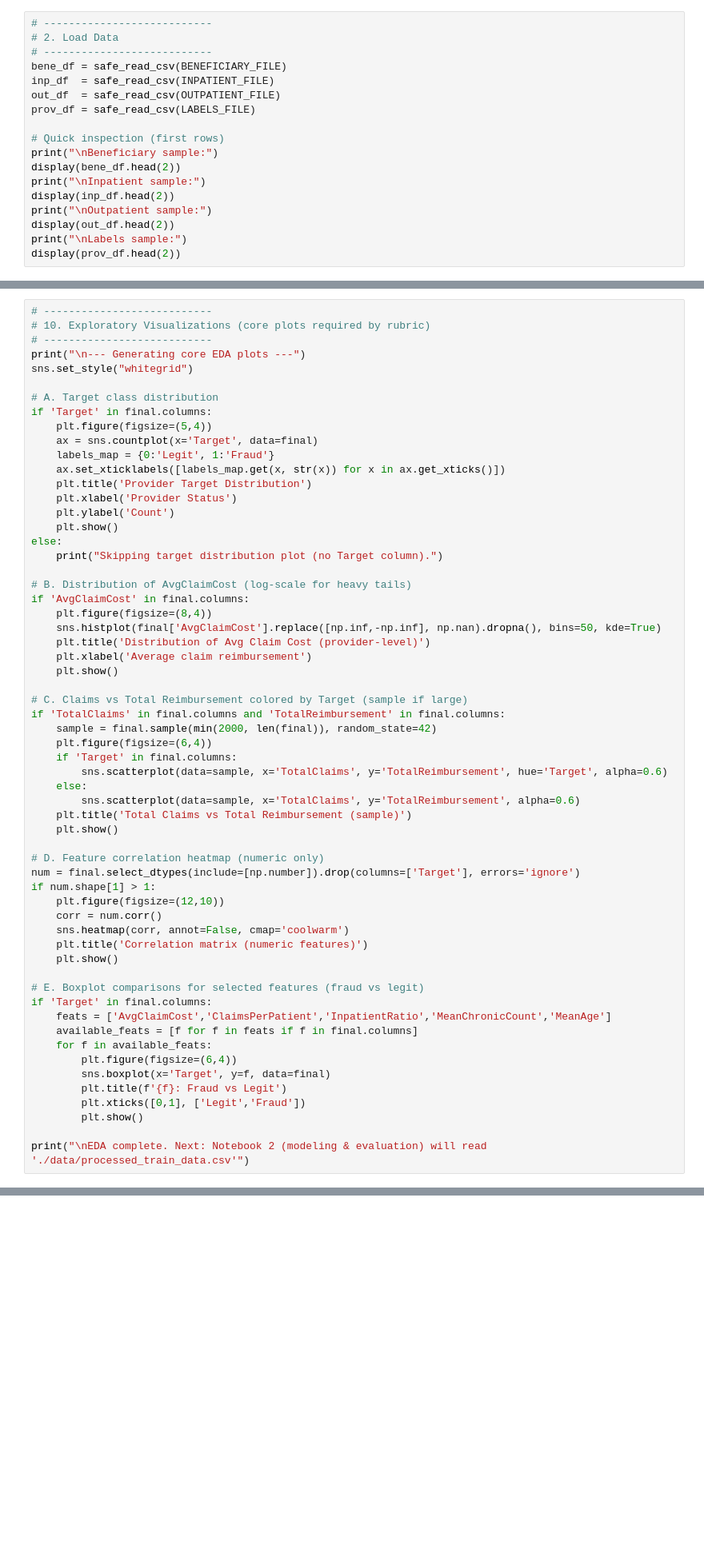
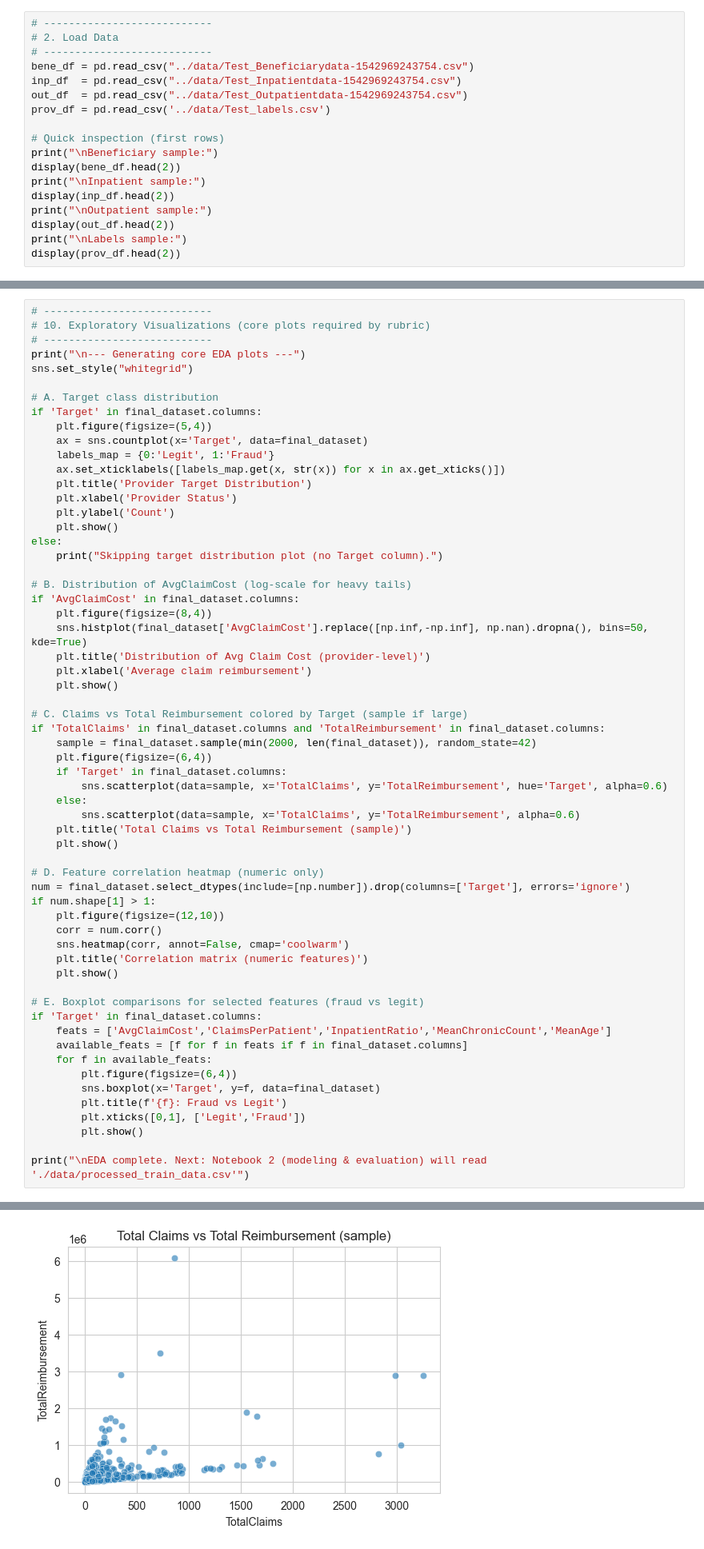
Before and after one commit to ahmedtarek-23/fraud_detection_project, a Jupyter notebook: Fraud_detection_project/notebooks/01_data_exploration_and_feature_engineering.ipynb, the cells around one changed output, grey strips where cells are left out. Shown at 80% size. Cells and saved outputs as stored; diff of their text form; blank space fills up the shorter version.

```diff
--- a/Fraud_detection_project/notebooks/01_data_exploration_and_feature_engineering.ipynb
+++ b/Fraud_detection_project/notebooks/01_data_exploration_and_feature_engineering.ipynb
@@ -53,10 +45,10 @@ def safe_info(df, name):
 # ---------------------------
 # 2. Load Data
 # ---------------------------
-bene_df = safe_read_csv(BENEFICIARY_FILE)
-inp_df  = safe_read_csv(INPATIENT_FILE)
-out_df  = safe_read_csv(OUTPATIENT_FILE)
-prov_df = safe_read_csv(LABELS_FILE)
+bene_df = pd.read_csv("../data/Test_Beneficiarydata-1542969243754.csv")
+inp_df  = pd.read_csv("../data/Test_Inpatientdata-1542969243754.csv")
+out_df  = pd.read_csv("../data/Test_Outpatientdata-1542969243754.csv")
+prov_df = pd.read_csv('../data/Test_labels.csv')
 
 # Quick inspection (first rows)
 print("\nBeneficiary sample:")
@@ -233,9 +335,9 @@ print("\n--- Generating core EDA plots ---")
 sns.set_style("whitegrid")
 
 # A. Target class distribution
-if 'Target' in final.columns:
+if 'Target' in final_dataset.columns:
     plt.figure(figsize=(5,4))
-    ax = sns.countplot(x='Target', data=final)
+    ax = sns.countplot(x='Target', data=final_dataset)
     labels_map = {0:'Legit', 1:'Fraud'}
     ax.set_xticklabels([labels_map.get(x, str(x)) for x in ax.get_xticks()])
     plt.title('Provider Target Distribution')
@@ -246,18 +348,18 @@ else:
     print("Skipping target distribution plot (no Target column).")
 
 # B. Distribution of AvgClaimCost (log-scale for heavy tails)
-if 'AvgClaimCost' in final.columns:
+if 'AvgClaimCost' in final_dataset.columns:
     plt.figure(figsize=(8,4))
-    sns.histplot(final['AvgClaimCost'].replace([np.inf,-np.inf], np.nan).dropna(), bins=50, kde=True)
+    sns.histplot(final_dataset['AvgClaimCost'].replace([np.inf,-np.inf], np.nan).dropna(), bins=50, kde=True)
     plt.title('Distribution of Avg Claim Cost (provider-level)')
     plt.xlabel('Average claim reimbursement')
     plt.show()
 
 # C. Claims vs Total Reimbursement colored by Target (sample if large)
-if 'TotalClaims' in final.columns and 'TotalReimbursement' in final.columns:
-    sample = final.sample(min(2000, len(final)), random_state=42)
+if 'TotalClaims' in final_dataset.columns and 'TotalReimbursement' in final_dataset.columns:
+    sample = final_dataset.sample(min(2000, len(final_dataset)), random_state=42)
     plt.figure(figsize=(6,4))
-    if 'Target' in final.columns:
+    if 'Target' in final_dataset.columns:
         sns.scatterplot(data=sample, x='TotalClaims', y='TotalReimbursement', hue='Target', alpha=0.6)
     else:
         sns.scatterplot(data=sample, x='TotalClaims', y='TotalReimbursement', alpha=0.6)
@@ -265,7 +367,7 @@ if 'TotalClaims' in final.columns and 'TotalReimbursement' in final.columns:
     plt.show()
 
 # D. Feature correlation heatmap (numeric only)
-num = final.select_dtypes(include=[np.number]).drop(columns=['Target'], errors='ignore')
+num = final_dataset.select_dtypes(include=[np.number]).drop(columns=['Target'], errors='ignore')
 if num.shape[1] > 1:
     plt.figure(figsize=(12,10))
     corr = num.corr()
@@ -274,14 +376,15 @@ if num.shape[1] > 1:
     plt.show()
 
 # E. Boxplot comparisons for selected features (fraud vs legit)
-if 'Target' in final.columns:
+if 'Target' in final_dataset.columns:
     feats = ['AvgClaimCost','ClaimsPerPatient','InpatientRatio','MeanChronicCount','MeanAge']
-    available_feats = [f for f in feats if f in final.columns]
+    available_feats = [f for f in feats if f in final_dataset.columns]
     for f in available_feats:
         plt.figure(figsize=(6,4))
-        sns.boxplot(x='Target', y=f, data=final)
+        sns.boxplot(x='Target', y=f, data=final_dataset)
         plt.title(f'{f}: Fraud vs Legit')
         plt.xticks([0,1], ['Legit','Fraud'])
         plt.show()
 
 print("\nEDA complete. Next: Notebook 2 (modeling & evaluation) will read './data/processed_train_data.csv'")
+# %% [output]
@@ -287,0 +393 @@ print("\nEDA complete. Next: Notebook 2 (modeling & evaluation) will read './dat
+[figure, added]
```
Also changed, not shown: parts of 11 cells of this notebook, 1 other file.
